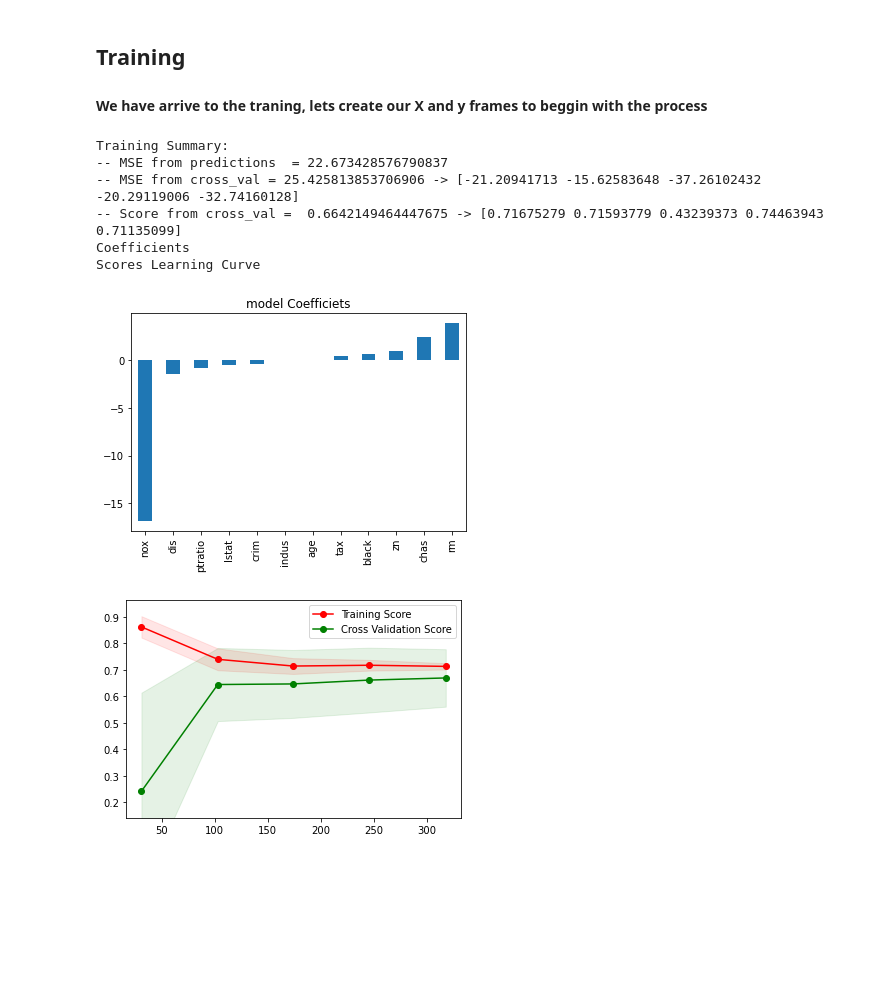
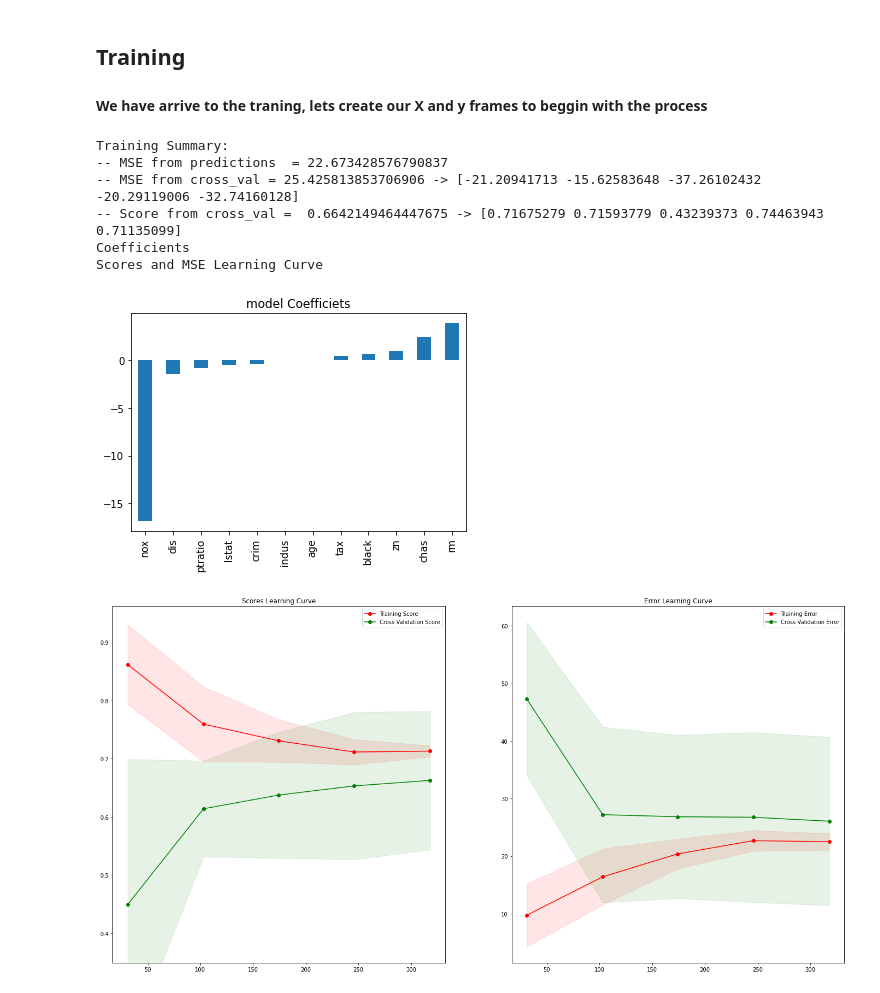
Before and after one commit to nessBautista/ML_Notebook, a Jupyter notebook: learn/LinearRegression/linear_regression_analysis01_boston.ipynb, the cells around one changed output. Drawn from its saved outputs; the diff is of its cells as text; code cells hidden in the pictures; blank space fills up the shorter version.

Commit message:
Added learning curves for scores and error

```diff
--- a/learn/LinearRegression/linear_regression_analysis01_boston.ipynb
+++ b/learn/LinearRegression/linear_regression_analysis01_boston.ipynb
@@ -229,7 +229,7 @@ y = processed_df['medv']
 # Split into training and testing
 X_train, X_test, y_train, y_test= train_test_split(X, y, test_size=0.3)
 # %%
-def plot_learning_curve_score(X,y, model):
+def plot_learning_curves(X,y, model):
     # Plot the Learning Curve with Scores in Y axe
     # Use X, cross validation will take care of splitting the data
     cv = KFold(10, shuffle=True)
@@ -240,8 +240,8 @@ def plot_learning_curve_score(X,y, model):
                                                                             shuffle = True,
                                                                             random_state = 45)
     #plot_learning_curve(train_sizes, train_scores, test_scores)
-    fig = plt.figure()
-    ax = fig.add_subplot(1,1,1)
+    fig = plt.figure(figsize=(24,12))
+    ax = fig.add_subplot(1,2,1)
     train_scores_mean = np.mean(train_scores, axis=1)
     train_scores_std = np.std(train_scores, axis=1)
     test_scores_mean = np.mean(test_scores, axis=1)
@@ -261,41 +261,76 @@ def plot_learning_curve_score(X,y, model):
     ax.plot(train_sizes, train_scores_mean, 'o-', color='r', label="Training Score")
     ax.plot(train_sizes, test_scores_mean, "o-", color='g', label="Cross Validation Score")
     ax.legend()
+    plt.title(f'Scores Learning Curve')
     plt.ylim(max(-3, test_scores_mean.min()-.1), train_scores_mean.max()+0.1)
+
+    # Lets plot the error
+    # Plot the Learning Curve with Scores in Y axe
+    # Use X, cross validation will take care of splitting the data
+    cv = KFold(10, shuffle=True)
+    train_sizes, train_error, test_error = learning_curve(estimator=model,
+                                                                            X=X,
+                                                                            y=y,
+                                                                            cv=cv,
+                                                                            scoring="neg_mean_squared_error",
+                                                                            shuffle = True,
+                                                                            random_state = 45)
+    #plot_learning_curve(train_sizes, train_scores, test_scores)
+    #fig = plt.figure(figsize=(12,12))
+    ax2 = fig.add_subplot(1,2,2)
+    train_error_mean = np.abs(np.mean(train_error, axis=1))
+    train_error_std = np.std(np.abs(train_error), axis=1)
+    test_error_mean = np.abs(np.mean(test_error, axis=1))
+    test_error_std = np.std(np.abs(test_error), axis=1)
+
+    #plot
+    ax2.fill_between(train_sizes,
+                     train_error_mean - train_error_std,
+                     train_error_mean + train_error_std,
+                     alpha = 0.1,
+                     color='r')
+    ax2.fill_between(train_sizes,
+                     test_error_mean - test_error_std,
+                     test_error_mean + test_error_std,
+                     alpha = 0.1,
+                     color='g');
+    ax2.plot(train_sizes, train_error_mean, 'o-', color='r', label="Training Error")
+    ax2.plot(train_sizes, test_error_mean, "o-", color='g', label="Cross Validation Error")
+    ax2.legend()
+    plt.title(f'Error Learning Curve')
 
 
 
 # Training function
 def train_linear_reg(model, X, y):
     # Train the model
     model.fit(X, y)
     # Make some predictions
     y_pred = model.predict(X)
     # Get cross_val score
     cv_score_default = cross_val_score(model, X, y, cv=5)
     # Get cross_val Error
     cv_score_mse = cross_val_score(model, X, y, cv=5, scoring="neg_mean_squared_error")
     # Report
     print("Training Summary:")
     print(f'-- MSE from predictions  = {mean_squared_error(y,y_pred)}')
     print(f'-- MSE from cross_val = {np.abs(np.mean(cv_score_mse))} -> {cv_score_mse}')
     print(f'-- Score from cross_val =  {np.mean(cv_score_default)} -> {cv_score_default}')
     print("Coefficients")
     coef_df = pd.Series(model.coef_, X.columns).sort_values()
     coef_df.plot(kind="bar", title="model Coefficiets")
-    print(f'Scores Learning Curve')
-    plot_learning_curve_score(X,y, model)
-
+    print(f'Scores and MSE Learning Curve')
+    plot_learning_curves(X,y, model)
 
 linear_regression = LinearRegression()
 train_linear_reg(linear_regression, X_train, y_train)
 # %% [output]
 Training Summary:
 -- MSE from predictions  = 22.673428576790837
 -- MSE from cross_val = 25.425813853706906 -> [-21.20941713 -15.62583648 -37.26102432 -20.29119006 -32.74160128]
 -- Score from cross_val =  0.6642149464447675 -> [0.71675279 0.71593779 0.43239373 0.74463943 0.71135099]
 Coefficients
-Scores Learning Curve
+Scores and MSE Learning Curve
 [figure]
-[figure, old version]
+[figure, new version]
 # %%
```
Also changed, not shown: parts of 2 cells of this notebook.
